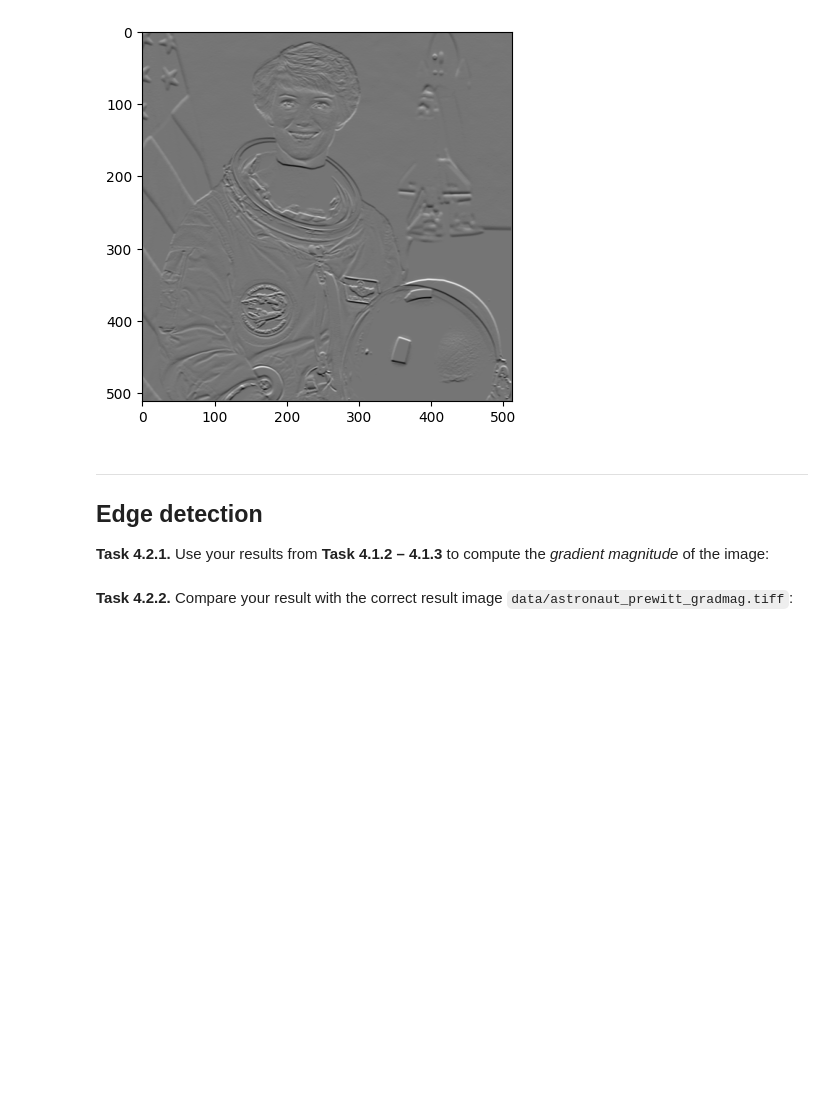
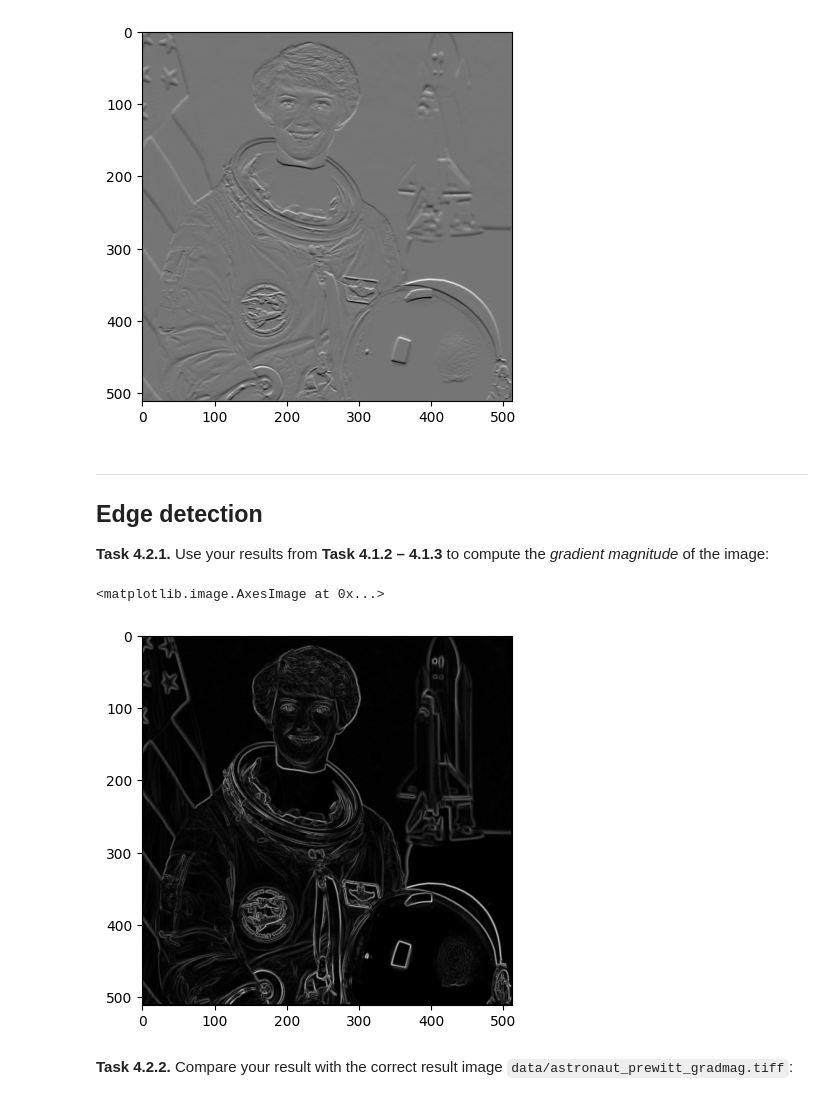
Before and after one commit to tilmannstieglitz/mobi-fs3-python, a Jupyter notebook: task4.ipynb, the cells around one changed output. Drawn from its saved outputs; the diff is of its cells as text; code cells hidden in the pictures; blank space fills up the shorter version.

```diff
--- a/task4.ipynb
+++ b/task4.ipynb
@@ -68,5 +68,11 @@ plt.imshow(skimage.io.imread('data/astronaut_prewitt_v.tiff'), 'gray')
 ## Edge detection
 
 **<a id="#">Task 4.2.1.</a>** Use your results from **Task 4.1.2 – 4.1.3** to compute the *gradient magnitude* of the image:
+# %%
+gradient_m_img = numpy.sqrt(numpy.square(prewitt_h(img)) + numpy.square(prewitt_v(img)))
+plt.imshow(gradient_m_img, 'gray')
+# %% [output]
+<matplotlib.image.AxesImage at 0x...>
+[figure, added]
 # %% [markdown]
 **<a id="#">Task 4.2.2.</a>** Compare your result with the correct result image `data/astronaut_prewitt_gradmag.tiff`:
```
Also changed, not shown: parts of 1 cell of this notebook.
